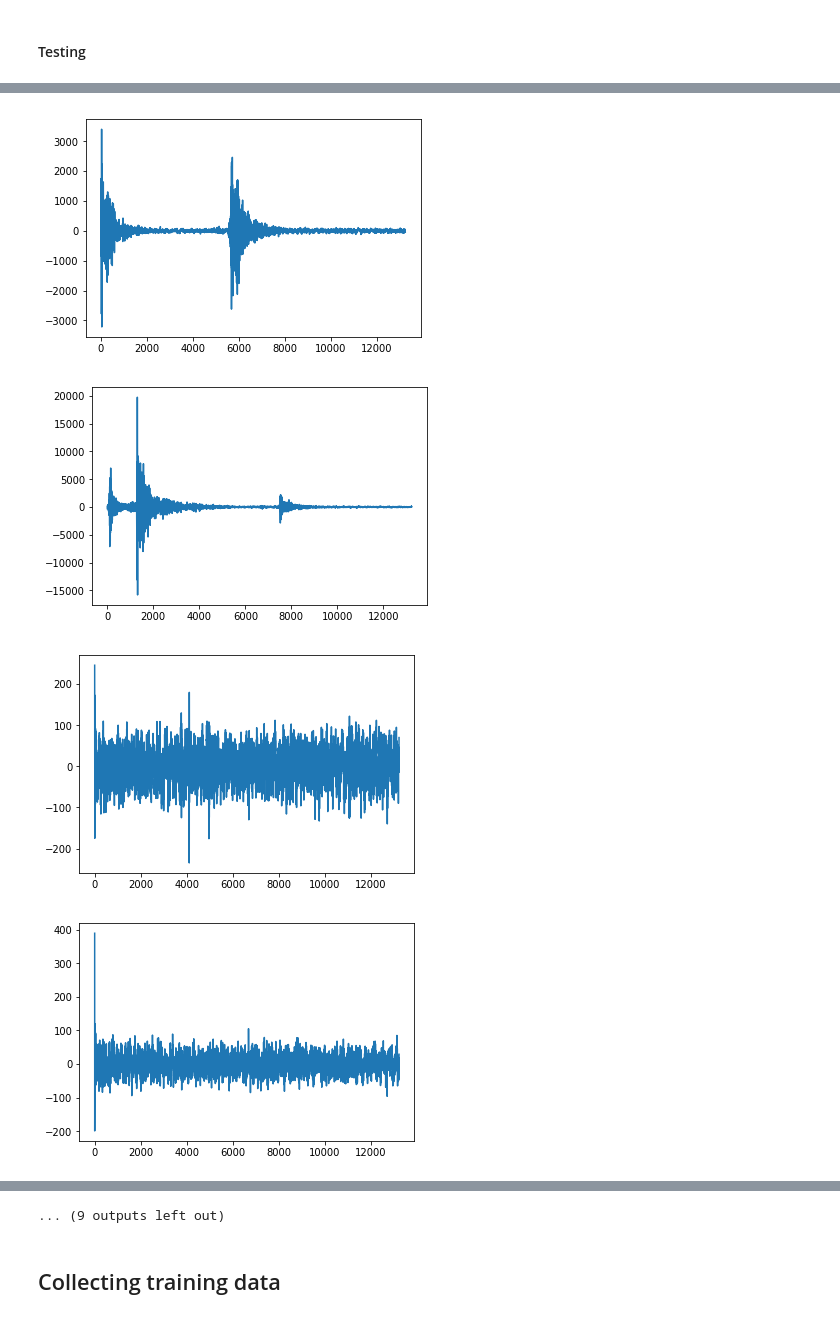
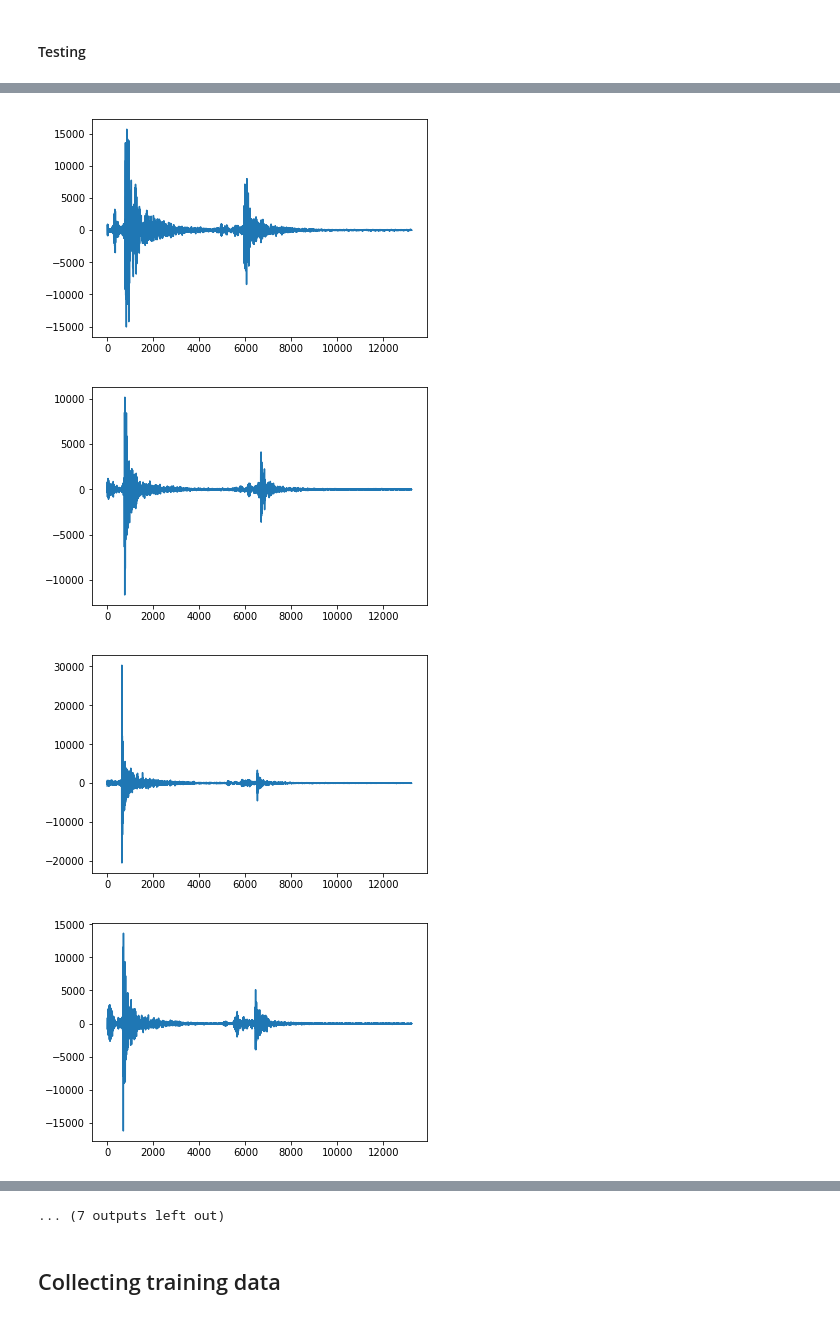
Before and after one commit to shoyo/acoustic-keylogger, a Jupyter notebook: simple_audio_processing.ipynb, the cells around one changed output, grey strips where cells are left out. Drawn from its saved outputs; the diff is of its cells as text; code cells hidden in the pictures.

```diff
--- a/simple_audio_processing.ipynb
+++ b/simple_audio_processing.ipynb
@@ -156,10 +156,11 @@ def silence_threshold(sound_data, n):
     num_samples   = sampling_rate * n
     silence       = sound_data[:num_samples]
     tolerance     = 40
+    factor        = 6  # factor multiplied to threshold
     if np.std(silence) > tolerance:
         raise Exception(f'Sound data must begin with at least {n}s of silence.')
     else:
-        return max(np.amax(silence), abs(np.amin(silence))) * 2
+        return max(np.amax(silence), abs(np.amin(silence))) * factor
 
 def remove_random_noise(sound_data):
     """Remove random noise from sound data."""
@@ -249,5 +255,5 @@ AssertionError: Detected keystrokes mismatch. Found 21 instead of 16.
 # %%
-wav_data = wav_read('datasets/a-16x-withsilence.wav')
+wav_data = wav_read('datasets/continental_drift_.wav')
 keystrokes = extract_keystrokes(wav_data)
 for keystroke in keystrokes:
     plt.plot(keystroke)
@@ -260,4 +266,4 @@ for keystroke in keystrokes:
-[figure, old version]
+[figure, new version]
-[figure, old version]
+[figure, new version]
-[figure, old version]
+[figure, new version]
-[figure, old version]
+[figure, new version]
@@ -268,3 +274,3 @@ for keystroke in keystrokes:
-... (9 outputs left out)
+... (7 outputs left out)
 # %% [markdown]
 ## Collecting training data
```
Also changed, not shown: parts of 5 cells of this notebook.
